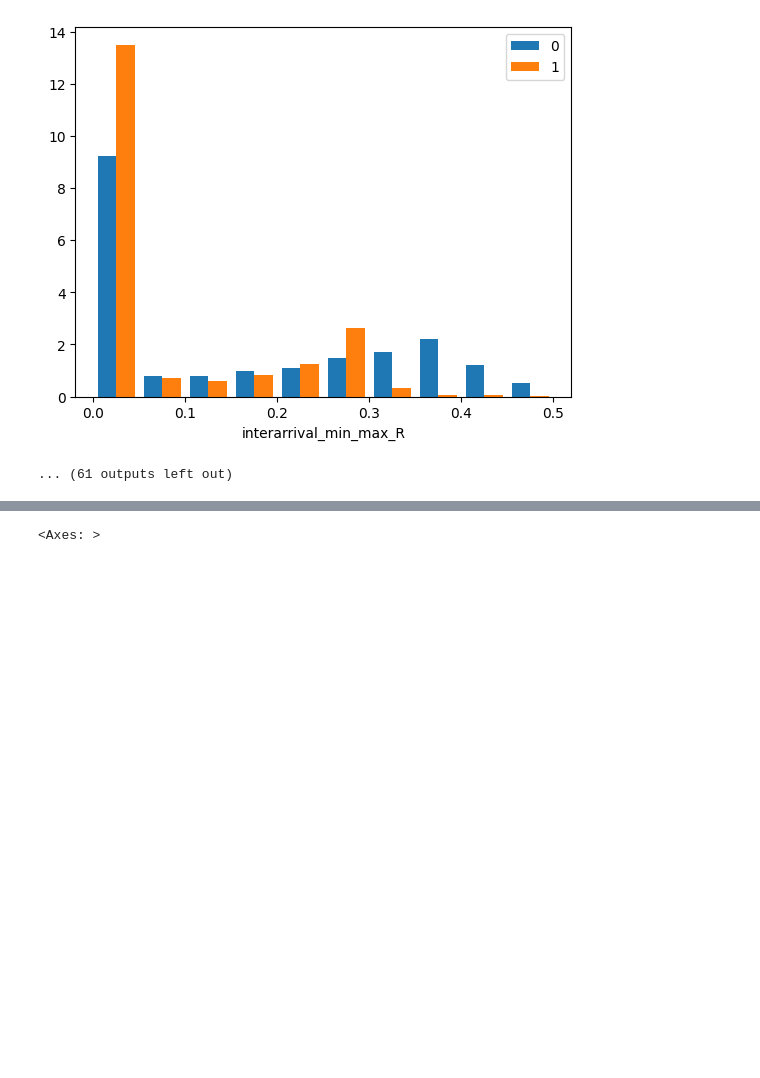
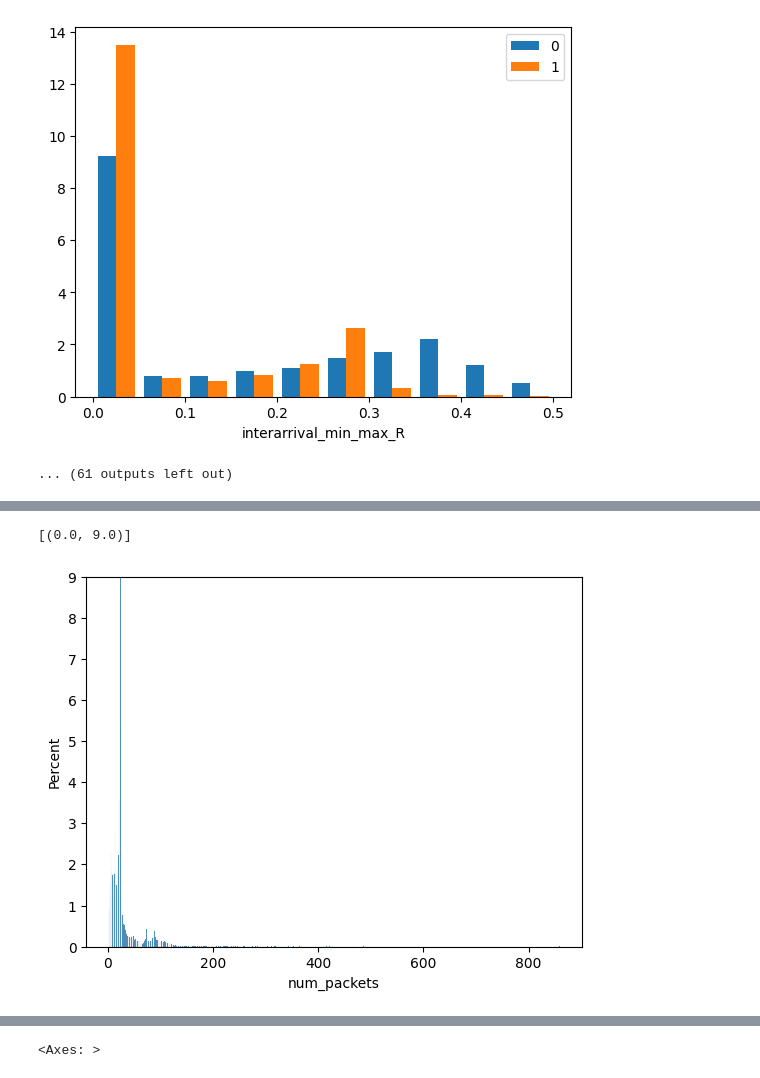
Before and after one commit to PeshX/ML4N_RTP_Project, a Jupyter notebook: Script1.ipynb, the cells around one changed output, grey strips where cells are left out. Drawn from its saved outputs; the diff is of its cells as text; code cells hidden in the pictures; blank space fills up the shorter version.

```diff
--- a/Script1.ipynb
+++ b/Script1.ipynb
@@ -141,0 +128,6 @@ Name: interarrival_std, Length: 2105448, dtype: float64
+# %%
+z=sns.histplot(data=df[array_2],x='num_packets',stat='percent')
+z.set(ylim=(0, 9))
+# %% [output]
+[(0.0, 9.0)]
+[figure, added]
```
Also changed, not shown: parts of 12 cells of this notebook.
